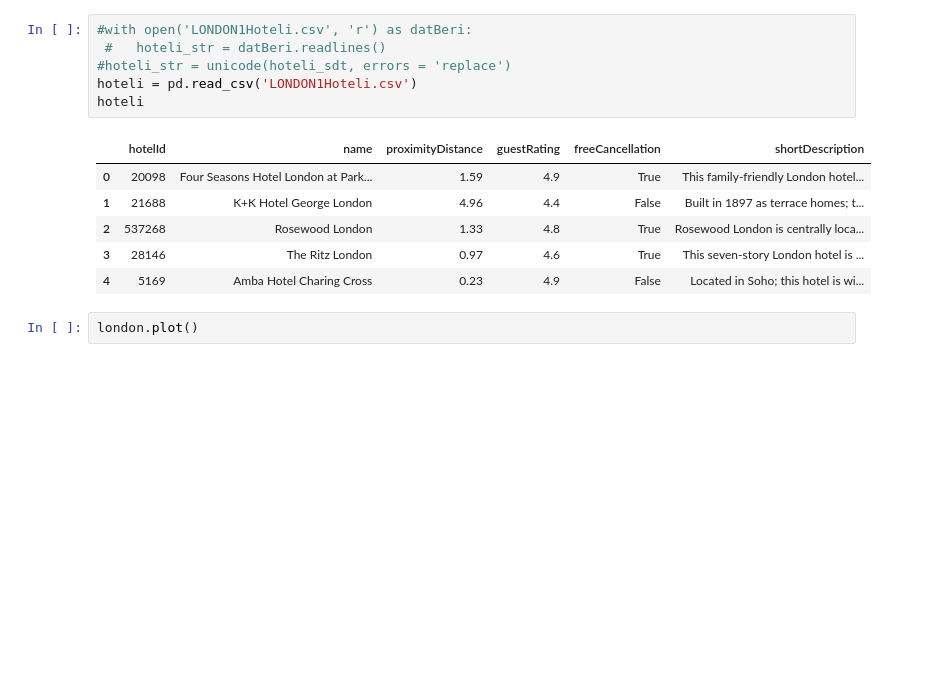
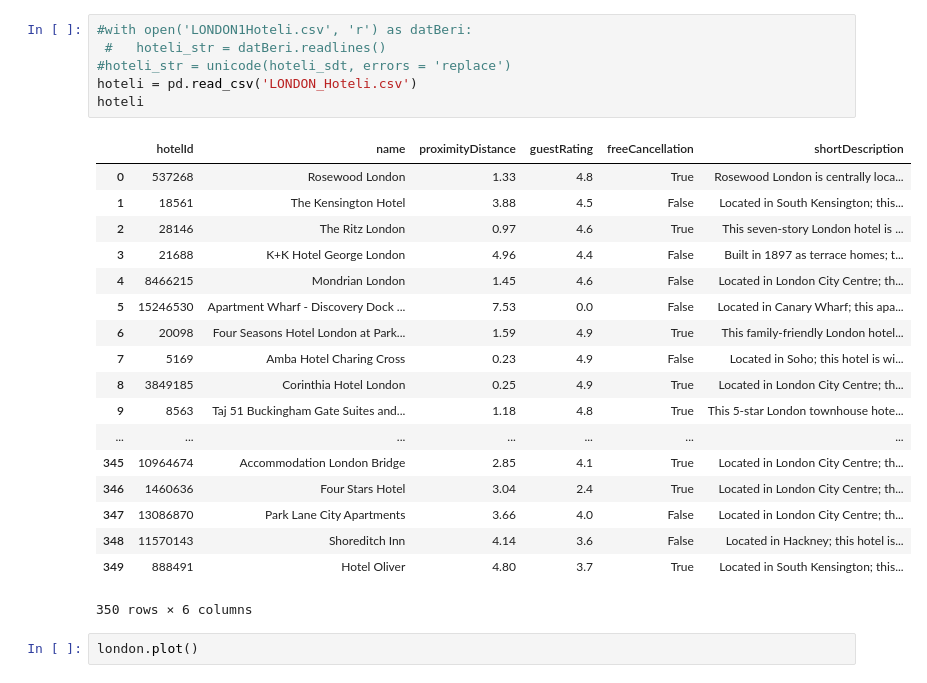
Before and after one commit to KorosecN13/Potovanje, a Jupyter notebook: analysis_London.ipynb, the cells around one changed output. Saved outputs shown, nothing was run; the diff lists cells and outputs as text; blank space fills up the shorter version.

Commit message:
LONDON_Hoteli works! Finally! Just analysis to go.

```diff
--- a/analysis_London.ipynb
+++ b/analysis_London.ipynb
@@ -28,16 +89,28 @@ london[london.price < 70]
 # %%
 #with open('LONDON1Hoteli.csv', 'r') as datBeri:
  #   hoteli_str = datBeri.readlines()
 #hoteli_str = unicode(hoteli_sdt, errors = 'replace')
-hoteli = pd.read_csv('LONDON1Hoteli.csv')
+hoteli = pd.read_csv('LONDON_Hoteli.csv')
 hoteli
 # %% [output]
 |  | hotelId | name | proximityDistance | guestRating | freeCancellation | shortDescription |
-| 0 | 20098 | Four Seasons Hotel London at Park... | 1.59 | 4.9 | True | This family-friendly London hotel... |
-| 1 | 21688 | K+K Hotel George London | 4.96 | 4.4 | False | Built in 1897 as terrace homes; t... |
-| 2 | 537268 | Rosewood London | 1.33 | 4.8 | True | Rosewood London is centrally loca... |
-| 3 | 28146 | The Ritz London | 0.97 | 4.6 | True | This seven-story London hotel is ... |
-| 4 | 5169 | Amba Hotel Charing Cross | 0.23 | 4.9 | False | Located in Soho; this hotel is wi... |
+| 0 | 537268 | Rosewood London | 1.33 | 4.8 | True | Rosewood London is centrally loca... |
+| 1 | 18561 | The Kensington Hotel | 3.88 | 4.5 | False | Located in South Kensington; this... |
+| 2 | 28146 | The Ritz London | 0.97 | 4.6 | True | This seven-story London hotel is ... |
+| 3 | 21688 | K+K Hotel George London | 4.96 | 4.4 | False | Built in 1897 as terrace homes; t... |
+| 4 | 8466215 | Mondrian London | 1.45 | 4.6 | False | Located in London City Centre; th... |
+| 5 | 15246530 | Apartment Wharf - Discovery Dock ... | 7.53 | 0.0 | False | Located in Canary Wharf; this apa... |
+| 6 | 20098 | Four Seasons Hotel London at Park... | 1.59 | 4.9 | True | This family-friendly London hotel... |
+| 7 | 5169 | Amba Hotel Charing Cross | 0.23 | 4.9 | False | Located in Soho; this hotel is wi... |
+| 8 | 3849185 | Corinthia Hotel London | 0.25 | 4.9 | True | Located in London City Centre; th... |
+| 9 | 8563 | Taj 51 Buckingham Gate Suites and... | 1.18 | 4.8 | True | This 5-star London townhouse hote... |
+| ... | ... | ... | ... | ... | ... | ... |
+| 345 | 10964674 | Accommodation London Bridge | 2.85 | 4.1 | True | Located in London City Centre; th... |
+| 346 | 1460636 | Four Stars Hotel | 3.04 | 2.4 | True | Located in London City Centre; th... |
+| 347 | 13086870 | Park Lane City Apartments | 3.66 | 4.0 | False | Located in London City Centre; th... |
+| 348 | 11570143 | Shoreditch Inn | 4.14 | 3.6 | False | Located in Hackney; this hotel is... |
+| 349 | 888491 | Hotel Oliver | 4.80 | 3.7 | True | Located in South Kensington; this... |
+350 rows × 6 columns
 # %%
 london.plot()
 # %% [output]
```
Also changed, not shown: parts of 6 cells of this notebook, 3 other files.
